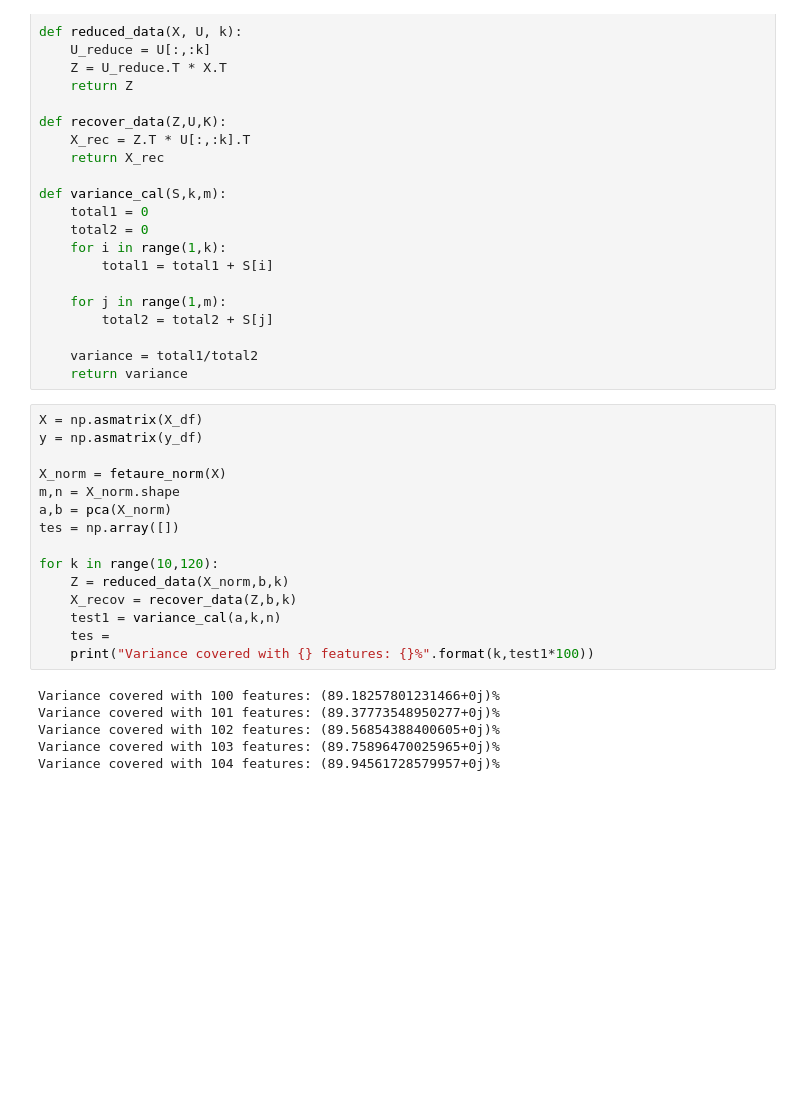
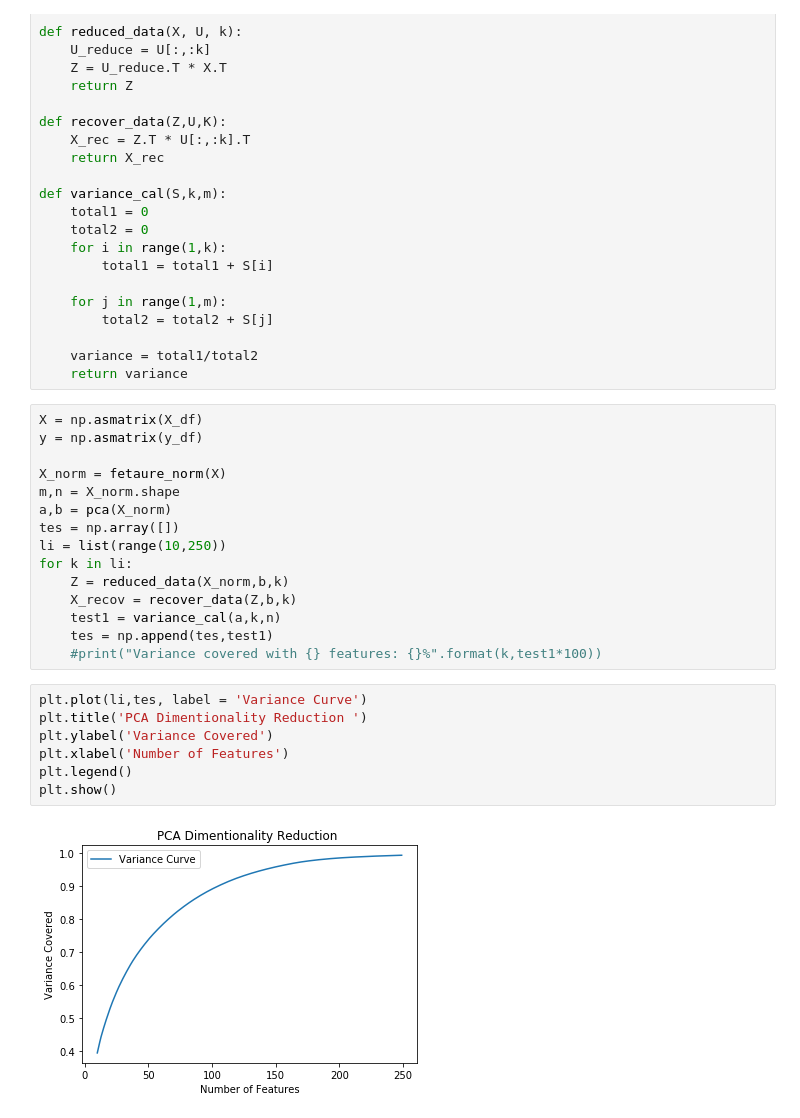
Before and after one commit to gokulramanaa/Human-Activity-Recognition-with-Smartphones, a Jupyter notebook: Human_Activity_Recognition.ipynb, the cells around one changed output. Saved outputs shown, nothing was run; the diff lists cells and outputs as text; blank space fills up the shorter version.

```diff
--- a/Human_Activity_Recognition.ipynb
+++ b/Human_Activity_Recognition.ipynb
@@ -340,16 +342,19 @@ X_norm = fetaure_norm(X)
 m,n = X_norm.shape
 a,b = pca(X_norm)
 tes = np.array([])
-
-for k in range(10,120):
+li = list(range(10,250))
+for k in li:
     Z = reduced_data(X_norm,b,k)
     X_recov = recover_data(Z,b,k)
     test1 = variance_cal(a,k,n)
-    tes =
-    print("Variance covered with {} features: {}%".format(k,test1*100))
+    tes = np.append(tes,test1)
+    #print("Variance covered with {} features: {}%".format(k,test1*100))
-# %% [output]
-Variance covered with 100 features: (89.18257801231466+0j)%
-Variance covered with 101 features: (89.37773548950277+0j)%
-Variance covered with 102 features: (89.56854388400605+0j)%
-Variance covered with 103 features: (89.75896470025965+0j)%
-Variance covered with 104 features: (89.94561728579957+0j)%
+# %%
+plt.plot(li,tes, label = 'Variance Curve')
+plt.title('PCA Dimentionality Reduction ')
+plt.ylabel('Variance Covered')
+plt.xlabel('Number of Features')
+plt.legend()
+plt.show()
+# %% [output]
+[figure, added]
```
Also changed, not shown: parts of 1 cell of this notebook.
